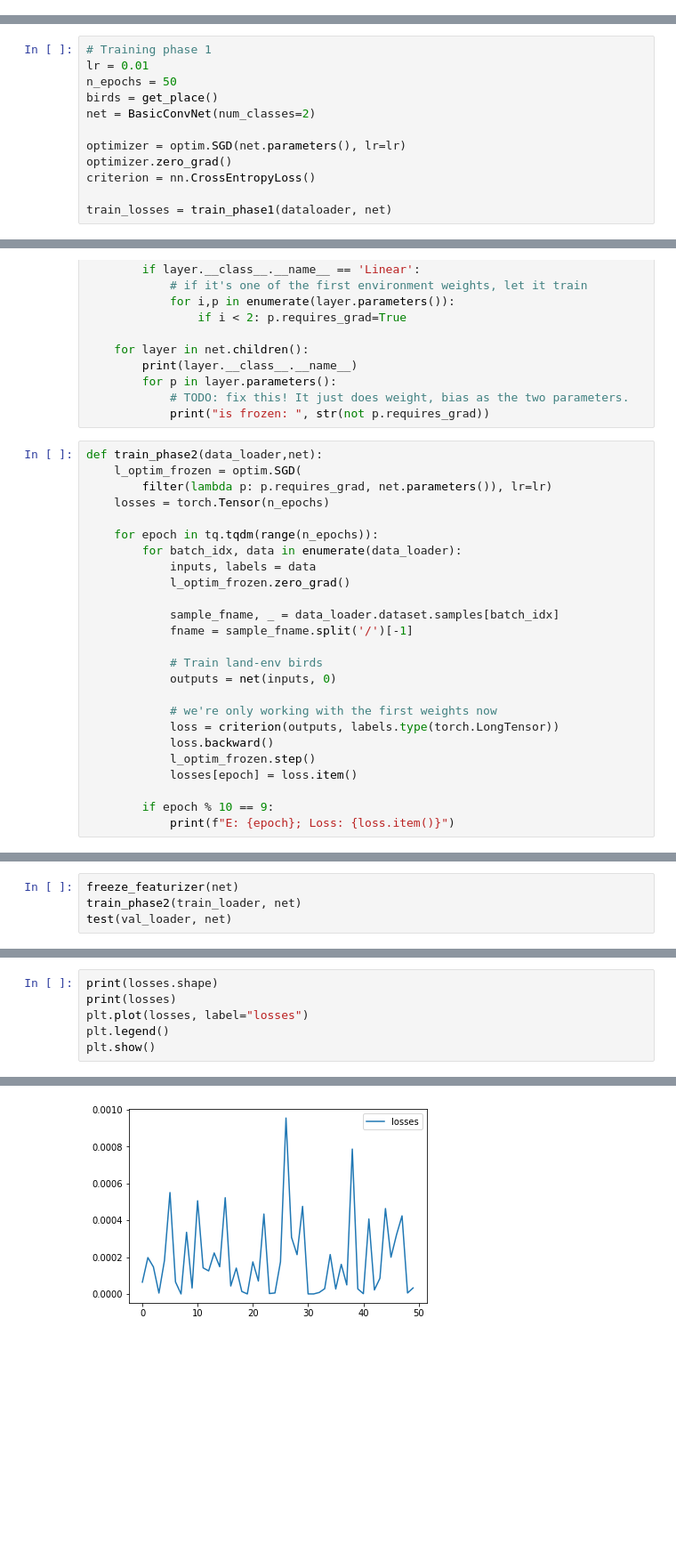
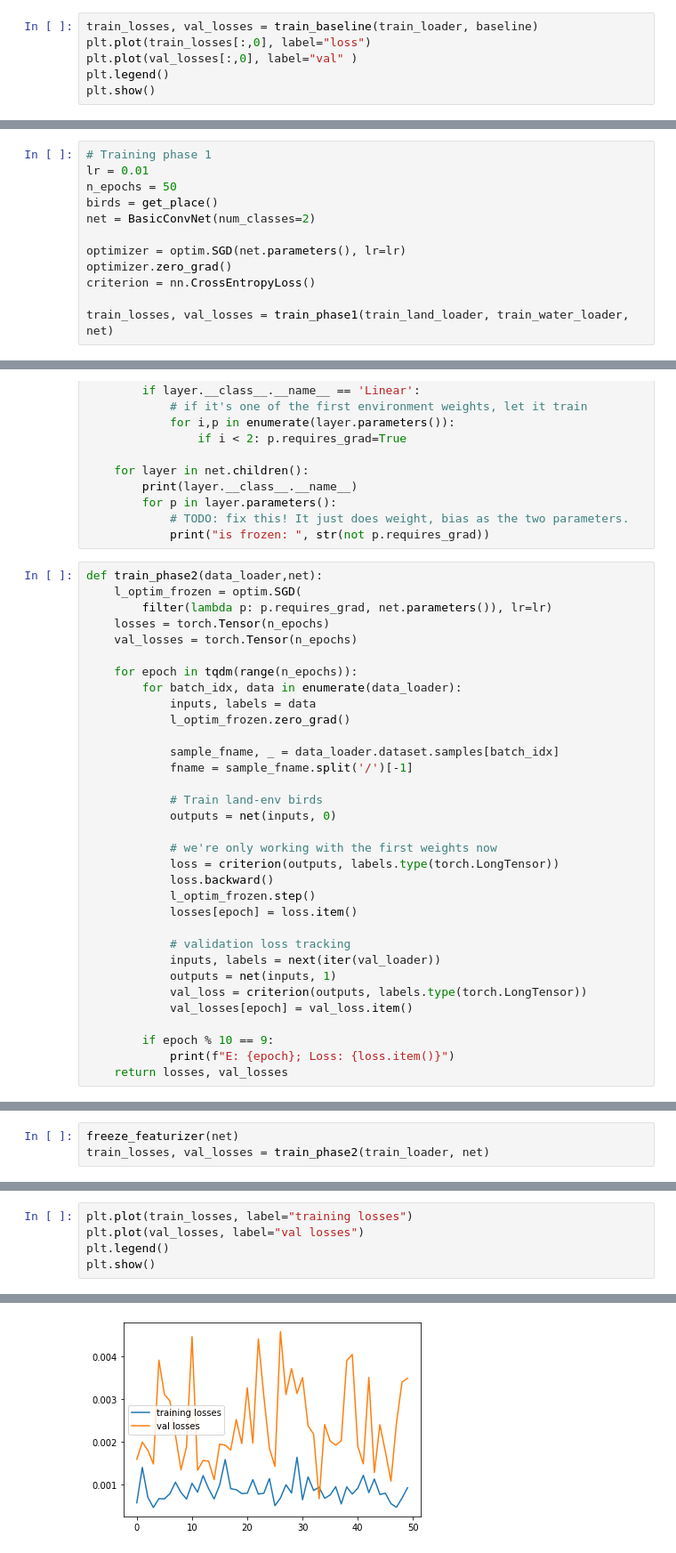
Before and after one commit to janezdu/irm, a Jupyter notebook: 2phase.ipynb, the cells around one changed output, grey strips where cells are left out. Shown at 89% size. Cells and saved outputs as stored; diff of their text form; blank space fills up the shorter version.

Commit message:
validation check

```diff
--- a/2phase.ipynb
+++ b/2phase.ipynb
@@ -303,0 +278,6 @@ Average Validation Loss: 0.005351968575268984;
+# %%
+train_losses, val_losses = train_baseline(train_loader, baseline)
+plt.plot(train_losses[:,0], label="loss")
+plt.plot(val_losses[:,0], label="val" )
+plt.legend()
+plt.show()
@@ -363,5 +352,5 @@ optimizer = optim.SGD(net.parameters(), lr=lr)
 optimizer.zero_grad()
 criterion = nn.CrossEntropyLoss()
 
-train_losses = train_phase1(dataloader, net)
+train_losses, val_losses = train_phase1(train_land_loader, train_water_loader, net)
 # %% [output]
@@ -431,8 +413,9 @@ def train_phase2(data_loader,net):
     l_optim_frozen = optim.SGD(
         filter(lambda p: p.requires_grad, net.parameters()), lr=lr)
     losses = torch.Tensor(n_epochs)
+    val_losses = torch.Tensor(n_epochs)
 
-    for epoch in tq.tqdm(range(n_epochs)):
+    for epoch in tqdm(range(n_epochs)):
         for batch_idx, data in enumerate(data_loader):
             inputs, labels = data
             l_optim_frozen.zero_grad()
@@ -449,5 +432,12 @@ def train_phase2(data_loader,net):
             l_optim_frozen.step()
             losses[epoch] = loss.item()
 
+            # validation loss tracking
+            inputs, labels = next(iter(val_loader))
+            outputs = net(inputs, 1)
+            val_loss = criterion(outputs, labels.type(torch.LongTensor))
+            val_losses[epoch] = val_loss.item()
+
         if epoch % 10 == 9:
             print(f"E: {epoch}; Loss: {loss.item()}")
+    return losses, val_losses
@@ -460,5 +444,4 @@ E: 49; Loss: 3.2543604902457446e-05
 # %%
 freeze_featurizer(net)
-train_phase2(train_loader, net)
-test(val_loader, net)
+train_losses, val_losses = train_phase2(train_loader, net)
 # %% [output]
@@ -466,7 +469,6 @@ NameError: name 'freeze_featurizer' is not defined
 # %%
-print(losses.shape)
-print(losses)
-plt.plot(losses, label="losses")
+plt.plot(train_losses, label="training losses")
+plt.plot(val_losses, label="val losses")
 plt.legend()
 plt.show()
 # %% [output]
@@ -483 +475 @@ tensor([6.3894e-05, 1.9751e-04, 1.4674e-04, 4.7684e-06, 1.8166e-04, 5.5083e-04,
-[figure, old version]
+[figure, new version]
```
Also changed, not shown: parts of 14 cells of this notebook, 1 other file.
